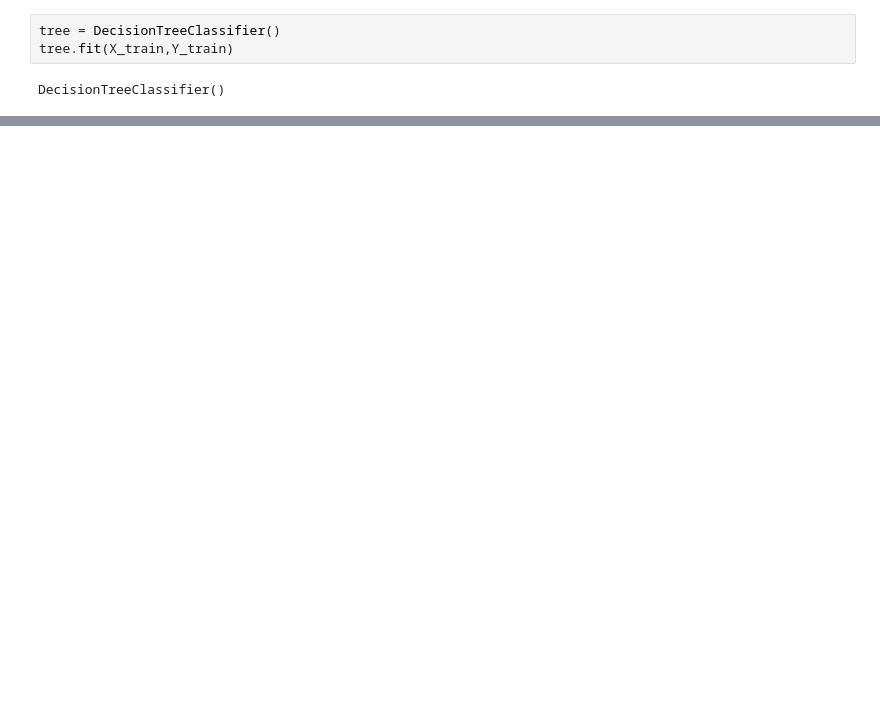
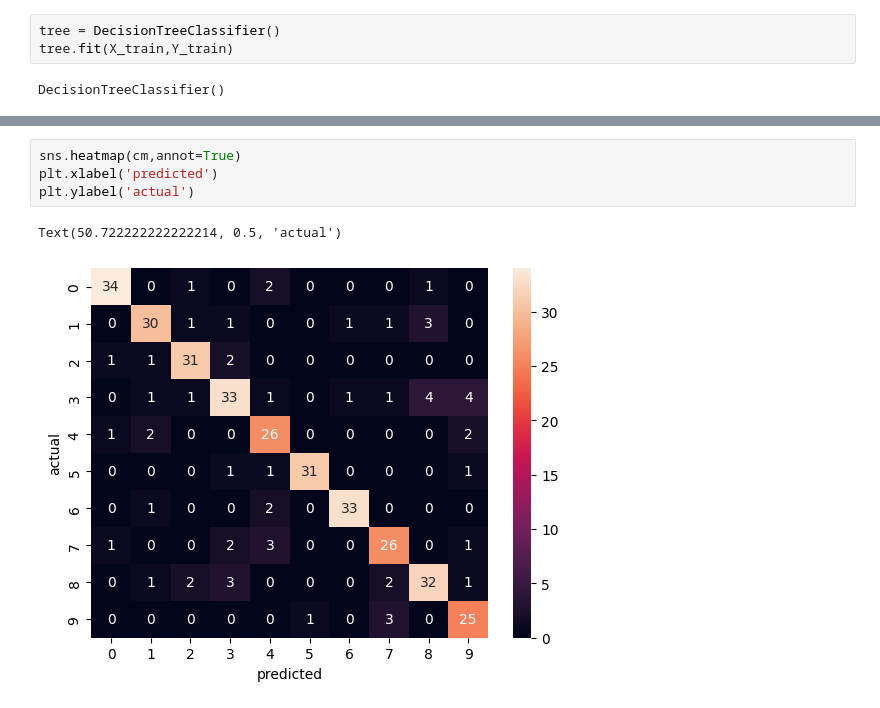
Before and after one commit to raghav-bichala/Machine_LearninG, a Jupyter notebook: Classification/Decision_Tree/decision_tree_digits.ipynb, the cells around one changed output, grey strips where cells are left out. Saved outputs shown, nothing was run; the diff lists cells and outputs as text; blank space fills up the shorter version.

```diff
--- a/Classification/Decision_Tree/decision_tree_digits.ipynb
+++ b/Classification/Decision_Tree/decision_tree_digits.ipynb
@@ -256,0 +260,7 @@ Accuracy: 0.8583333333333333
+# %%
+sns.heatmap(cm,annot=True)
+plt.xlabel('predicted')
+plt.ylabel('actual')
+# %% [output]
+Text(50.722222222222214, 0.5, 'actual')
+[figure, added]
```
Also changed, not shown: parts of 21 cells of this notebook, 1 other file.
